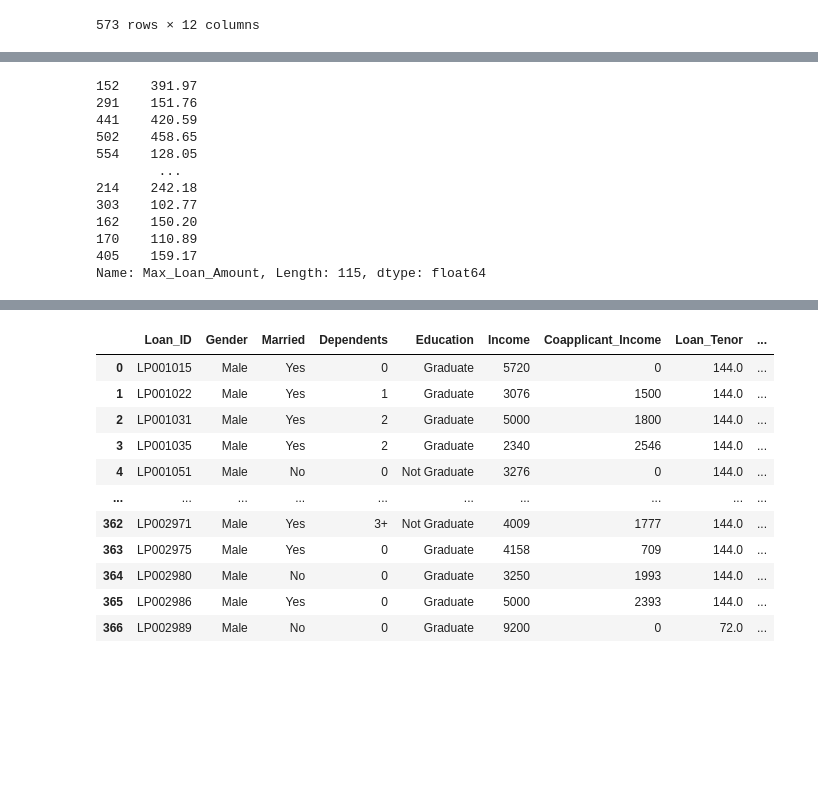
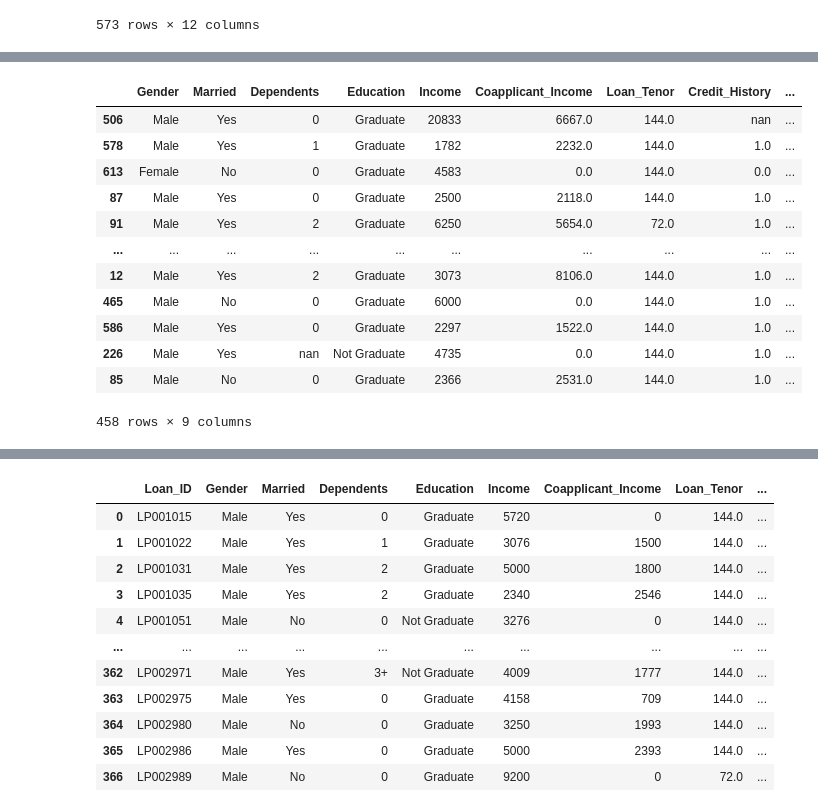
Before and after one commit to shrookayman/Linear-and-Logistic-Regression, a Jupyter notebook: Untitled.ipynb, the cells around one changed output, grey strips where cells are left out. Saved outputs shown, nothing was run; the diff lists cells and outputs as text; code cells hidden in the pictures; blank space fills up the shorter version.

```diff
--- a/Untitled.ipynb
+++ b/Untitled.ipynb
@@ -137,37 +175,35 @@ y_status = data["Loan_Status"]
 # %%
 # iii) Shuffle and split into training and testing sets
 from sklearn.utils import shuffle
 
 # Set a random seed for reproducibility
-np.random.seed(0)
+np.random.seed(42)
 
 # Shuffle the data
 indices = np.arange(X.shape[0])
 np.random.shuffle(indices)
 
 # Use iloc to index DataFrame using integer location (indices)
 X = X.iloc[indices]
 y_amount = y_amount.iloc[indices]
 y_status = y_status.iloc[indices]
 
 # Split into training and testing sets
 X_train, X_test, y_amount_train, y_amount_test, y_status_train, y_status_test = train_test_split(
-    X, y_amount, y_status, test_size=0.2, random_state=0
+    X, y_amount, y_status, test_size=0.2, random_state=42
 )
+X_train
+# %% [output]
+|  | Gender | Married | Dependents | Education | Income | Coapplicant_Income | Loan_Tenor | Credit_History | ... |
+| 506 | Male | Yes | 0 | Graduate | 20833 | 6667.0 | 144.0 | nan | ... |
+| 578 | Male | Yes | 1 | Graduate | 1782 | 2232.0 | 144.0 | 1.0 | ... |
+| 613 | Female | No | 0 | Graduate | 4583 | 0.0 | 144.0 | 0.0 | ... |
+| 87 | Male | Yes | 0 | Graduate | 2500 | 2118.0 | 144.0 | 1.0 | ... |
+| 91 | Male | Yes | 2 | Graduate | 6250 | 5654.0 | 72.0 | 1.0 | ... |
+| ... | ... | ... | ... | ... | ... | ... | ... | ... | ... |
+| 12 | Male | Yes | 2 | Graduate | 3073 | 8106.0 | 144.0 | 1.0 | ... |
+| 465 | Male | No | 0 | Graduate | 6000 | 0.0 | 144.0 | 1.0 | ... |
+| 586 | Male | Yes | 0 | Graduate | 2297 | 1522.0 | 144.0 | 1.0 | ... |
+| 226 | Male | Yes | nan | Not Graduate | 4735 | 0.0 | 144.0 | 1.0 | ... |
+| 85 | Male | No | 0 | Graduate | 2366 | 2531.0 | 144.0 | 1.0 | ... |
+458 rows × 9 columns
-# %%
-# print(X)
-print(y_amount_test)
-# print(X_test)
-# %% [output]
-152    391.97
-291    151.76
-441    420.59
-502    458.65
-554    128.05
-        ...
-214    242.18
-303    102.77
-162    150.20
-170    110.89
-405    159.17
-Name: Max_Loan_Amount, Length: 115, dtype: float64
```
Also changed, not shown: parts of 23 cells of this notebook.
